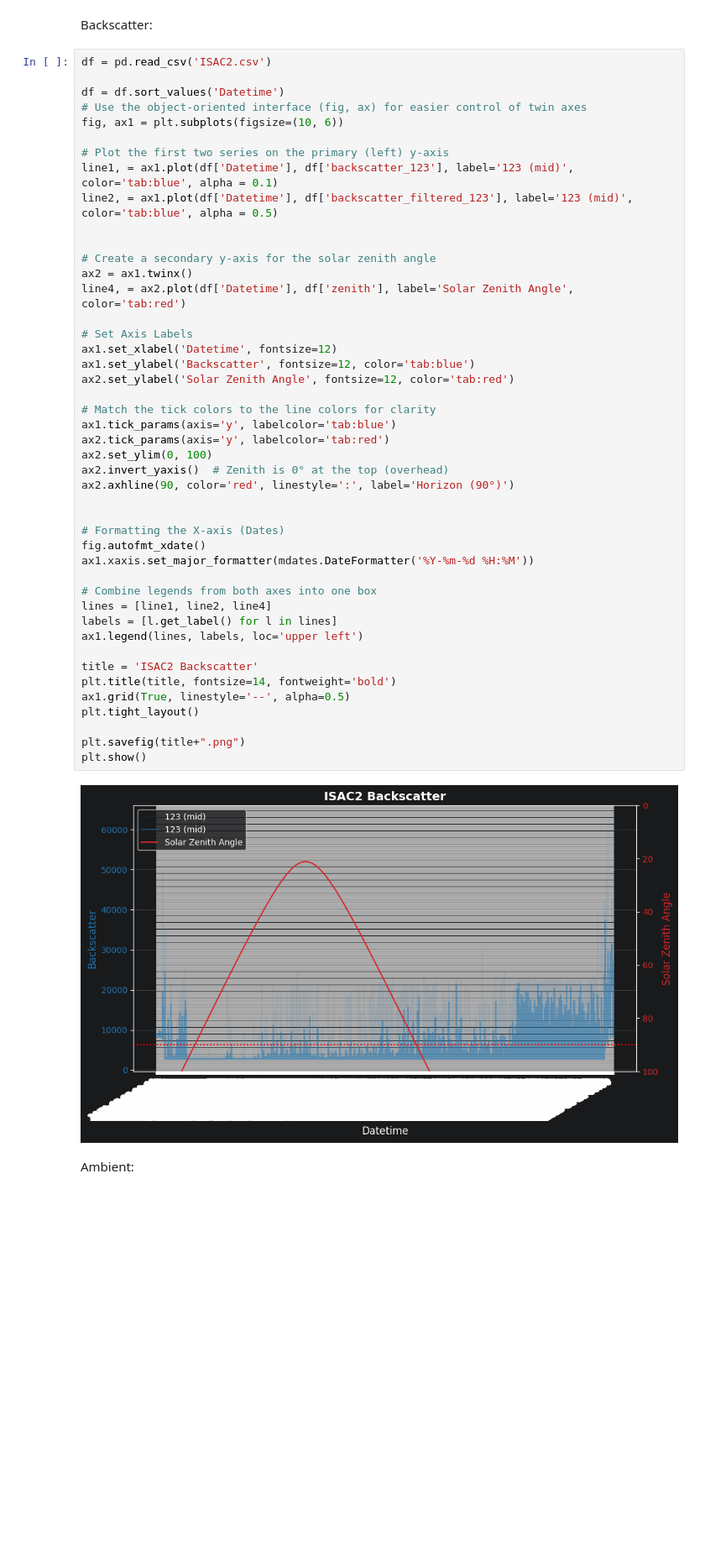
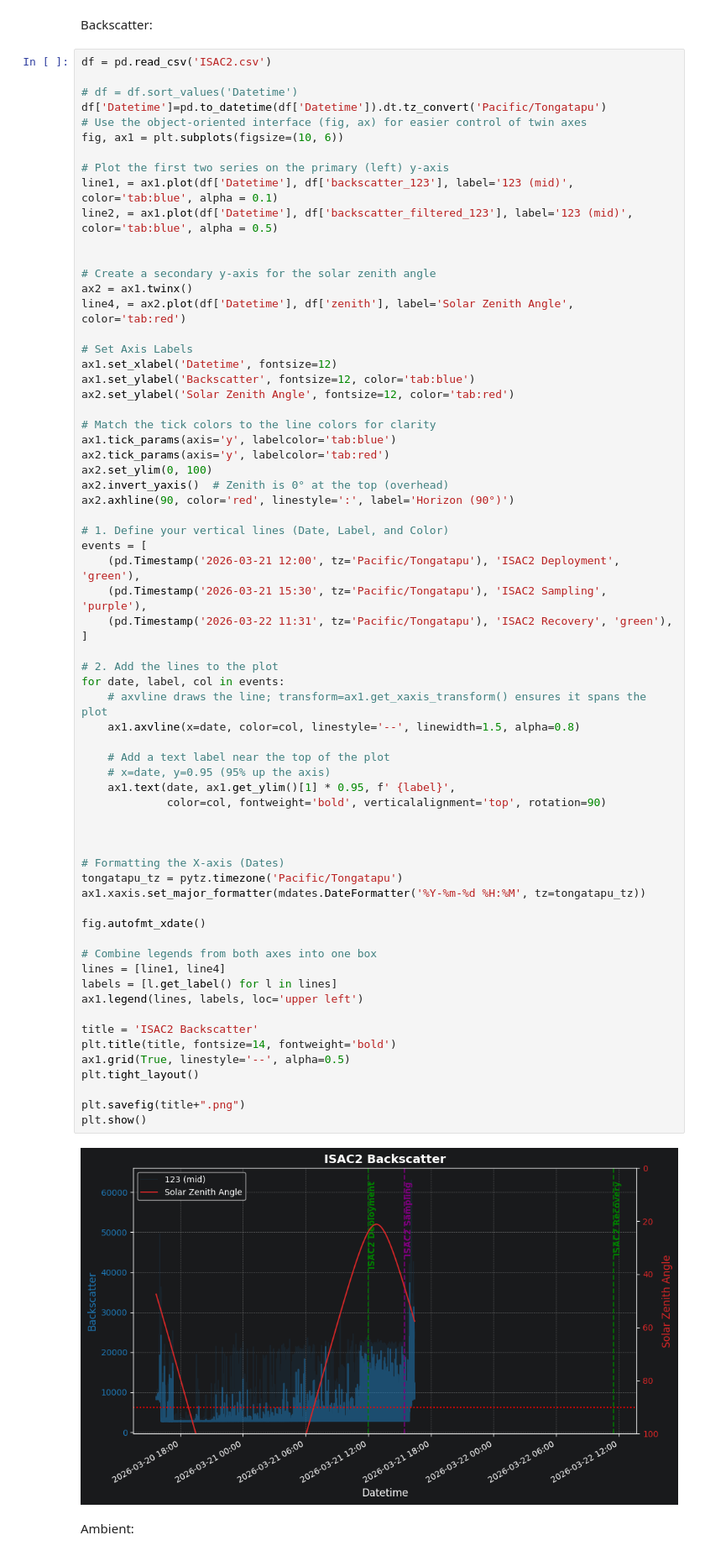
Before and after one commit to KCollins/ISAC, a Jupyter notebook: Data/PACSUN2603 Time Domain Plots.ipynb, the cells around one changed output. Shown at 84% size. Saved outputs shown, nothing was run; the diff lists cells and outputs as text; blank space fills up the shorter version.

Commit message:
Added vertical lines to plot and worked on cleaning up timezone bugs.
Unix timestamps don't agree with cruise log, so we'll have to figure that out.

```diff
--- a/Data/PACSUN2603 Time Domain Plots.ipynb
+++ b/Data/PACSUN2603 Time Domain Plots.ipynb
@@ -114,7 +154,8 @@ Backscatter:
 # %%
 df = pd.read_csv('ISAC2.csv')
 
-df = df.sort_values('Datetime')
+# df = df.sort_values('Datetime')
+df['Datetime']=pd.to_datetime(df['Datetime']).dt.tz_convert('Pacific/Tongatapu')
 # Use the object-oriented interface (fig, ax) for easier control of twin axes
 fig, ax1 = plt.subplots(figsize=(10, 6))
 
@@ -128,35 +169,55 @@ ax2 = ax1.twinx()
 line4, = ax2.plot(df['Datetime'], df['zenith'], label='Solar Zenith Angle', color='tab:red')
 
 # Set Axis Labels
 ax1.set_xlabel('Datetime', fontsize=12)
 ax1.set_ylabel('Backscatter', fontsize=12, color='tab:blue')
 ax2.set_ylabel('Solar Zenith Angle', fontsize=12, color='tab:red')
 
 # Match the tick colors to the line colors for clarity
 ax1.tick_params(axis='y', labelcolor='tab:blue')
 ax2.tick_params(axis='y', labelcolor='tab:red')
 ax2.set_ylim(0, 100)
 ax2.invert_yaxis()  # Zenith is 0° at the top (overhead)
 ax2.axhline(90, color='red', linestyle=':', label='Horizon (90°)')
 
+# 1. Define your vertical lines (Date, Label, and Color)
+events = [
+    (pd.Timestamp('2026-03-21 12:00', tz='Pacific/Tongatapu'), 'ISAC2 Deployment', 'green'),
+    (pd.Timestamp('2026-03-21 15:30', tz='Pacific/Tongatapu'), 'ISAC2 Sampling', 'purple'),
+    (pd.Timestamp('2026-03-22 11:31', tz='Pacific/Tongatapu'), 'ISAC2 Recovery', 'green'),
+]
+
+# 2. Add the lines to the plot
+for date, label, col in events:
+    # axvline draws the line; transform=ax1.get_xaxis_transform() ensures it spans the plot
+    ax1.axvline(x=date, color=col, linestyle='--', linewidth=1.5, alpha=0.8)
+
+    # Add a text label near the top of the plot
+    # x=date, y=0.95 (95% up the axis)
+    ax1.text(date, ax1.get_ylim()[1] * 0.95, f' {label}',
+             color=col, fontweight='bold', verticalalignment='top', rotation=90)
+
+
 
 # Formatting the X-axis (Dates)
+tongatapu_tz = pytz.timezone('Pacific/Tongatapu')
+ax1.xaxis.set_major_formatter(mdates.DateFormatter('%Y-%m-%d %H:%M', tz=tongatapu_tz))
+
 fig.autofmt_xdate()
-ax1.xaxis.set_major_formatter(mdates.DateFormatter('%Y-%m-%d %H:%M'))
 
 # Combine legends from both axes into one box
-lines = [line1, line2, line4]
+lines = [line1, line4]
 labels = [l.get_label() for l in lines]
 ax1.legend(lines, labels, loc='upper left')
 
 title = 'ISAC2 Backscatter'
 plt.title(title, fontsize=14, fontweight='bold')
 ax1.grid(True, linestyle='--', alpha=0.5)
 plt.tight_layout()
 
 plt.savefig(title+".png")
 plt.show()
 # %% [output]
-[figure, old version]
+[figure, new version]
 # %% [markdown]
 Ambient:
```
Also changed, not shown: parts of 10 cells of this notebook, 1 other file.
